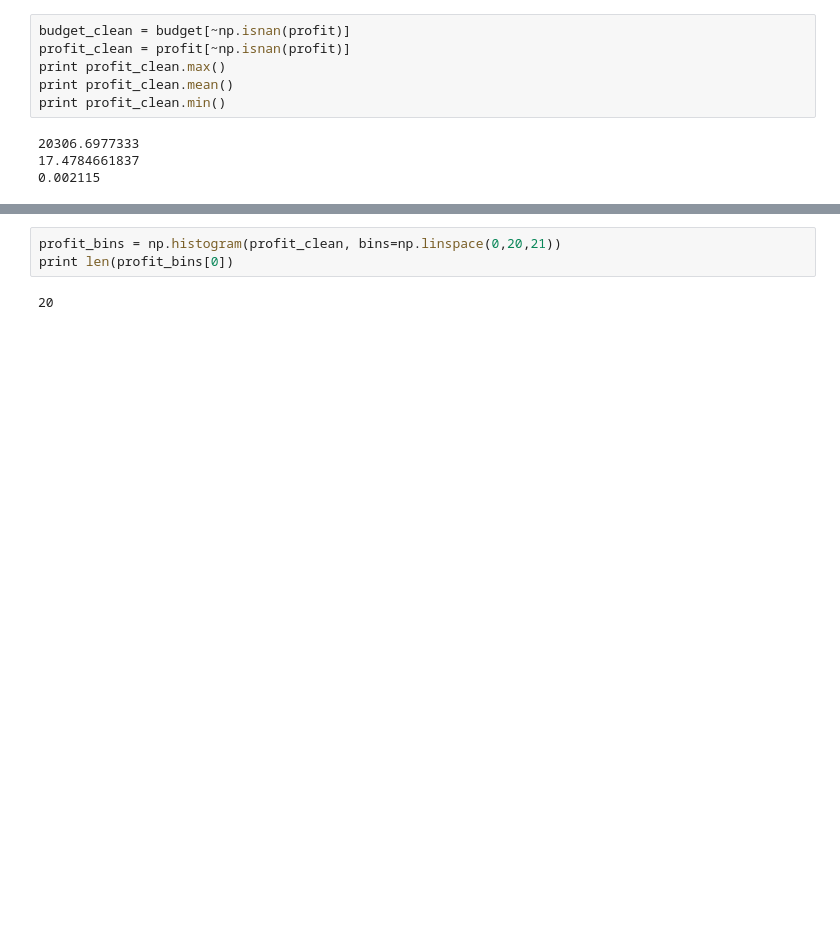
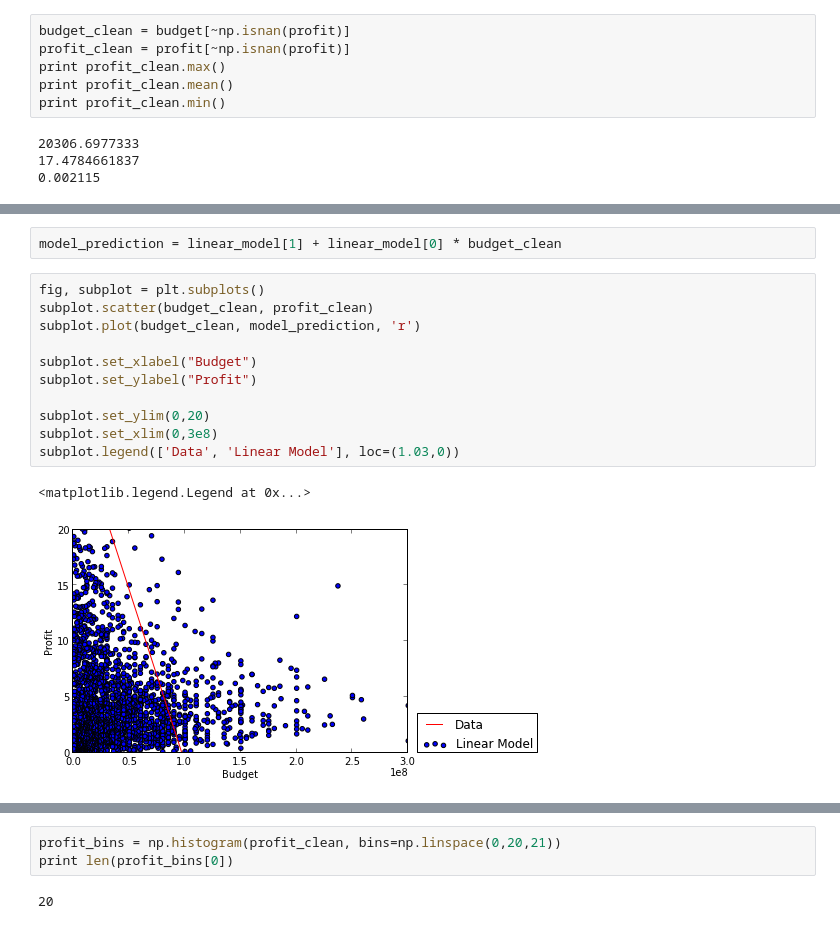
Before and after one commit to dmasad/cssGradWorkshops, a Jupyter notebook: ScientificPython/Data Analysis.ipynb, the cells around one changed output, grey strips where cells are left out. Saved outputs shown, nothing was run; the diff lists cells and outputs as text; blank space fills up the shorter version.

```diff
--- a/ScientificPython/Data Analysis.ipynb
+++ b/ScientificPython/Data Analysis.ipynb
@@ -64,0 +79,16 @@ print profit_clean.min()
+# %%
+model_prediction = linear_model[1] + linear_model[0] * budget_clean
+# %%
+fig, subplot = plt.subplots()
+subplot.scatter(budget_clean, profit_clean)
+subplot.plot(budget_clean, model_prediction, 'r')
+
+subplot.set_xlabel("Budget")
+subplot.set_ylabel("Profit")
+
+subplot.set_ylim(0,20)
+subplot.set_xlim(0,3e8)
+subplot.legend(['Data', 'Linear Model'], loc=(1.03,0))
+# %% [output]
+<matplotlib.legend.Legend at 0x...>
+[figure, added]
```
Also changed, not shown: parts of 8 cells of this notebook, 2 other files.
